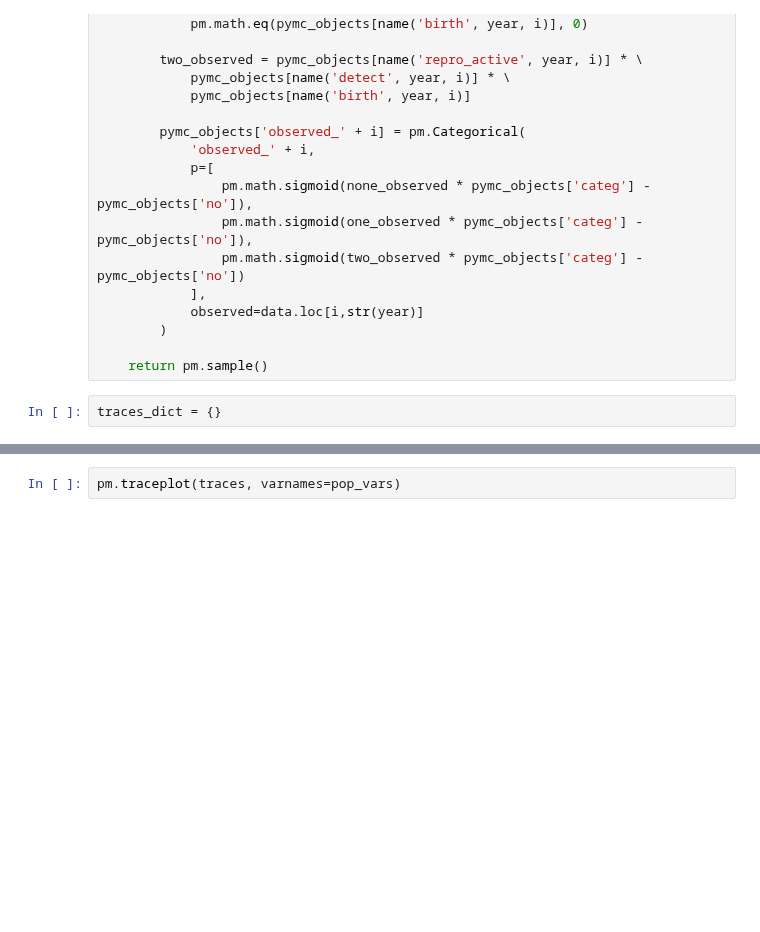
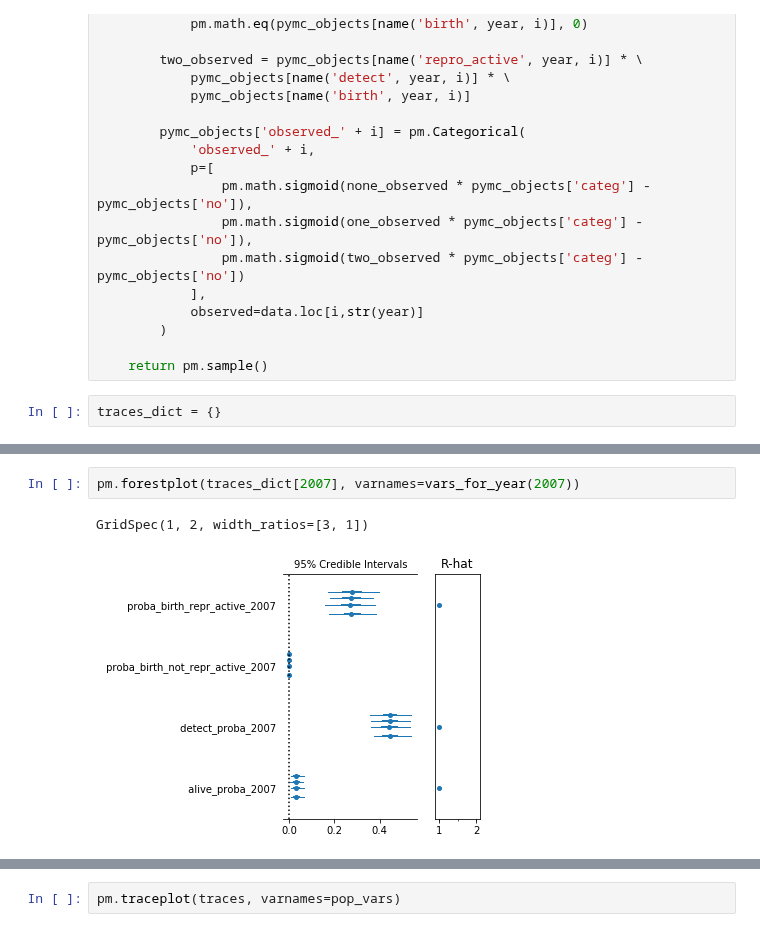
Before and after one commit to Edderic/mics-whales, a Jupyter notebook: mics-whales-new.ipynb, the cells around one changed output, grey strips where cells are left out. Cells and saved outputs as stored; diff of their text form; blank space fills up the shorter version.

```diff
--- a/mics-whales-new.ipynb
+++ b/mics-whales-new.ipynb
@@ -730,0 +925,5 @@ pm.forestplot(traces, varnames=pop_vars)
+# %%
+pm.forestplot(traces_dict[2007], varnames=vars_for_year(2007))
+# %% [output]
+GridSpec(1, 2, width_ratios=[3, 1])
+[figure, added]
```
Also changed, not shown: parts of 37 cells of this notebook.
